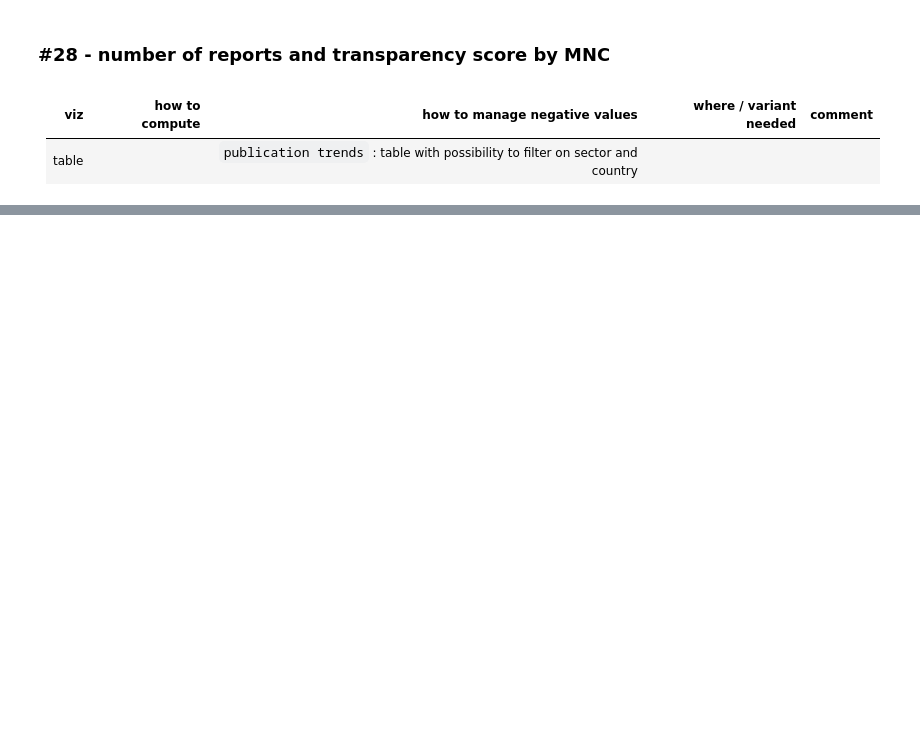
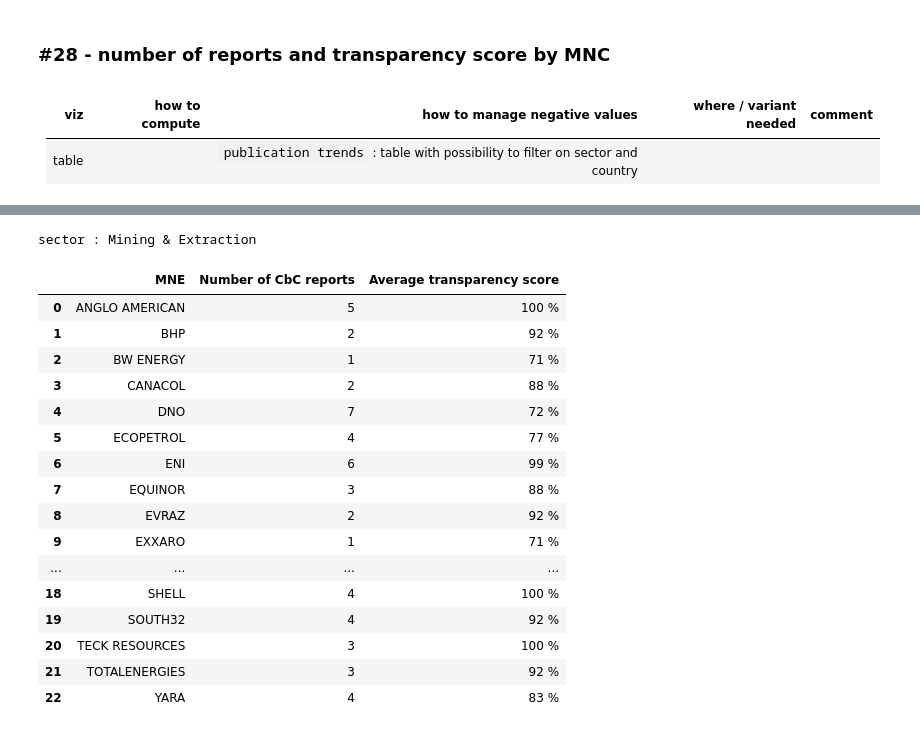
Before and after one commit to anquetos/data4good-taxobservatory-dataviz, a Jupyter notebook: taxobservatory-dataviz.ipynb, the cells around one changed output, grey strips where cells are left out. Cells and saved outputs as stored; diff of their text form; code cells hidden in the pictures; blank space fills up the shorter version.

Commit message:
Added viz 27 & 28 compute and display.

```diff
--- a/taxobservatory-dataviz.ipynb
+++ b/taxobservatory-dataviz.ipynb
@@ -1147,3 +1146,41 @@ AXA
 |viz|how to compute|how to manage negative values|where / variant needed|comment|
 |-|-|-|-|-|
 |bar graph with year on x-axis and scores on y-axis||`publication trends` : first occurrence of the graph is average across all our database||
+# %%
+def compute_all_database_transparency_scores(df: pd.DataFrame) -> pd.DataFrame:
+    """Compute transparency score for all companies and all years.
+
+    Args:
+        df (pd.DataFrame): CbCRs database.
+
+    Returns:
+        pd.DataFrame: Scores for all companies and years.
+    """
+
+    # List all companies
+    mnc_list = df['mnc'].unique()
+
+    # Initialize an empty DataFrame
+    mnc_df = pd.DataFrame()
+
+    # Calculate tranparency scores for all companies/years and add them to a
+    # unique DataFrame
+    df_list = []
+    for mnc in mnc_list:
+        df_list.append(pd.DataFrame.from_dict(
+            compute_transparency_score(df=df, company=mnc), orient='index'))
+
+    mnc_df = pd.concat(df_list)
+
+    # Reset index and move 'mnc' columns in first position
+    mnc_df = mnc_df.reset_index().rename(columns={'index': 'year'})
+    mnc_df.insert(0, 'mnc', mnc_df.pop('mnc'))
+
+    # Get country and sector for each company and merge with transparency scores
+    temp_df = df[['mnc', 'year', 'upe_name', 'sector']].drop_duplicates()
+    mnc_df = mnc_df.merge(temp_df, on=['mnc', 'year'])
+
+    return mnc_df
+# %%
+# Generate transparency scores DataFrame
+df_scores = compute_all_database_transparency_scores(df=df)
@@ -1155,0 +1379,23 @@ AXA
+# %%
+print('sector : Mining & Extraction')
+display_mnc_n_reports_and_transparency_scores(
+    df_scores=df_scores, sector='Mining & Extraction')
+# %% [output]
+sector : Mining & Extraction
+|  | MNE | Number of CbC reports | Average transparency score |
+| 0 | ANGLO AMERICAN | 5 | 100 % |
+| 1 | BHP | 2 | 92 % |
+| 2 | BW ENERGY | 1 | 71 % |
+| 3 | CANACOL | 2 | 88 % |
+| 4 | DNO | 7 | 72 % |
+| 5 | ECOPETROL | 4 | 77 % |
+| 6 | ENI | 6 | 99 % |
+| 7 | EQUINOR | 3 | 88 % |
+| 8 | EVRAZ | 2 | 92 % |
+| 9 | EXXARO | 1 | 71 % |
+| ... | ... | ... | ... |
+| 18 | SHELL | 4 | 100 % |
+| 19 | SOUTH32 | 4 | 92 % |
+| 20 | TECK RESOURCES | 3 | 100 % |
+| 21 | TOTALENERGIES | 3 | 92 % |
+| 22 | YARA | 4 | 83 % |
```
Also changed, not shown: parts of 12 cells of this notebook.
